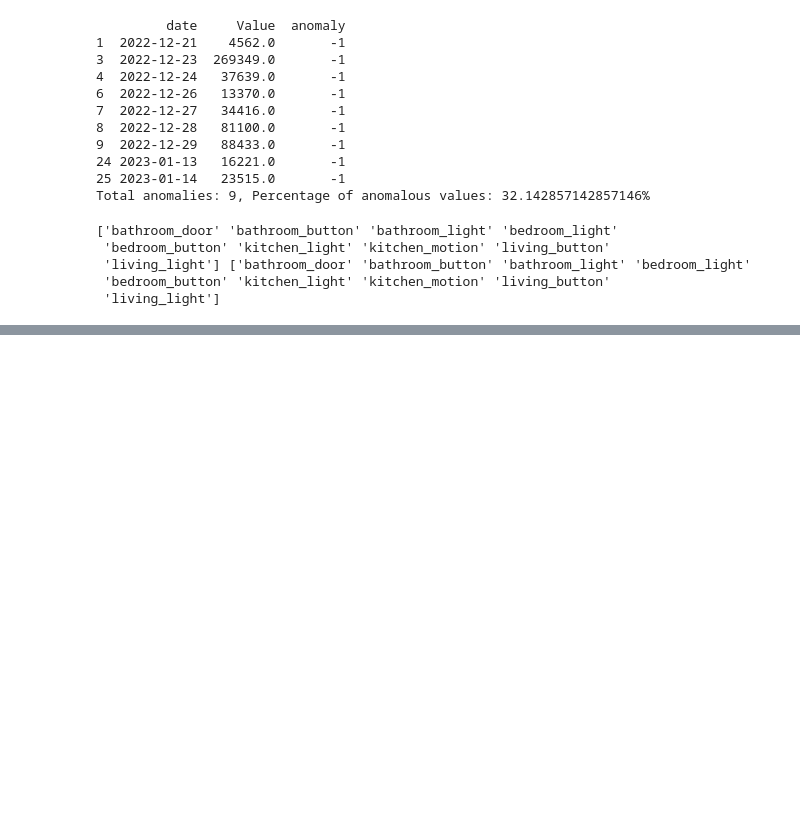
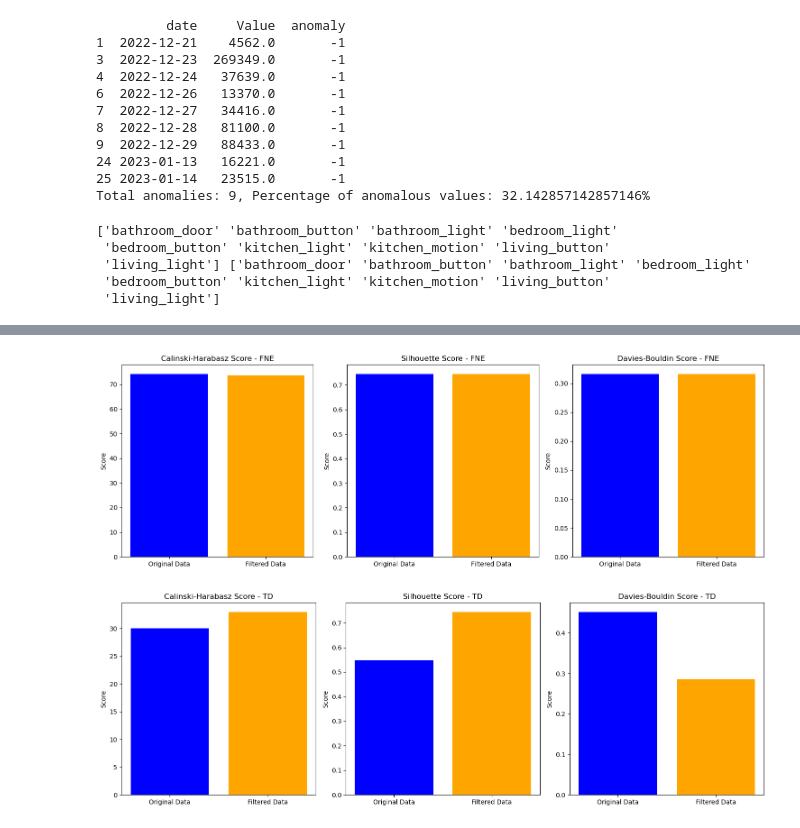
Before and after one commit to AsifTanvir/SEAD-analysis, a Jupyter notebook: Sam_data_analysis.ipynb, the cells around one changed output, grey strips where cells are left out. Cells and saved outputs as stored; diff of their text form; code cells hidden in the pictures; blank space fills up the shorter version.

```diff
--- a/Sam_data_analysis.ipynb
+++ b/Sam_data_analysis.ipynb
@@ -713,3 +836,19 @@ Silhouette Score TD filtered: -0.05440056365276177
+# %%
+from sklearn.manifold import SpectralEmbedding
+
+
+embedding = SpectralEmbedding(n_components=2, affinity='precomputed')
+
+features = embedding.fit_transform(adjMat)
+features2 = embedding.fit_transform(adjMat2)
+featuresFiltered = embedding.fit_transform(adjMatFiltered)
+features4 = embedding.fit_transform(adjMat4)
+featuresMin = embedding.fit_transform(adjMatMin)
+# %%
+features_norm = embedding.fit_transform(norm_adjMat)
+features2_norm = embedding.fit_transform(norm_adjMat2)
+featuresFiltered_norm = embedding.fit_transform(norm_adjMatFiltered)
+features4_norm = embedding.fit_transform(norm_adjMat4)
 # %%
 from sklearn.metrics import calinski_harabasz_score, silhouette_score, davies_bouldin_score
 
@@ -768,0 +1040,57 @@ Davies-Bouldin Score TD Filtered: 1.1865204523147785
+# %%
+# Plotting each score for regular and filtered data
+
+datasets = ['Original Data', 'Filtered Data']
+ch_scores = [ch_score_norm, ch_score_3_norm]
+sil_scores = [silhouette_avg_norm, silhouette_avg_3_norm]
+db_scores = [db_score_norm, db_score3_norm]
+
+# Plotting the bar plots for each metric
+fig, axs = plt.subplots(1, 3, figsize=(15, 5))
+
+# Plot CH Score
+axs[0].bar(datasets, ch_scores, color=['blue', 'orange'])
+axs[0].set_title("Calinski-Harabasz Score - FNE")
+axs[0].set_ylabel("Score")
+
+# Plot Silhouette Score
+axs[1].bar(datasets, sil_scores, color=['blue', 'orange'])
+axs[1].set_title("Silhouette Score - FNE")
+axs[1].set_ylabel("Score")
+
+# Plot Davies-Bouldin Score
+axs[2].bar(datasets, db_scores, color=['blue', 'orange'])
+axs[2].set_title("Davies-Bouldin Score - FNE")
+axs[2].set_ylabel("Score")
+
+plt.tight_layout()
+plt.show()
+
+# Prepare data for bar plot
+ch_scores_TD = [ch_score_td_norm, ch_score_4_norm]
+sil_scores_TD = [silhouette_avg_td_norm, silhouette_avg_3_norm]
+db_scores_TD = [db_score_td_norm, db_score4_norm]
+
+# Plotting the bar plots for each metric
+fig, axs = plt.subplots(1, 3, figsize=(15, 5))
+
+# Plot CH Score
+axs[0].bar(datasets, ch_scores_TD, color=['blue', 'orange'])
+axs[0].set_title("Calinski-Harabasz Score - TD")
+axs[0].set_ylabel("Score")
+
+# Plot Silhouette Score
+axs[1].bar(datasets, sil_scores_TD, color=['blue', 'orange'])
+axs[1].set_title("Silhouette Score - TD")
+axs[1].set_ylabel("Score")
+
+# Plot Davies-Bouldin Score
+axs[2].bar(datasets, db_scores_TD, color=['blue', 'orange'])
+axs[2].set_title("Davies-Bouldin Score - TD")
+axs[2].set_ylabel("Score")
+
+plt.tight_layout()
+plt.show()
+# %% [output]
+[figure, added]
+[figure, added]
```
Also changed, not shown: parts of 18 cells of this notebook, 3 other files.
